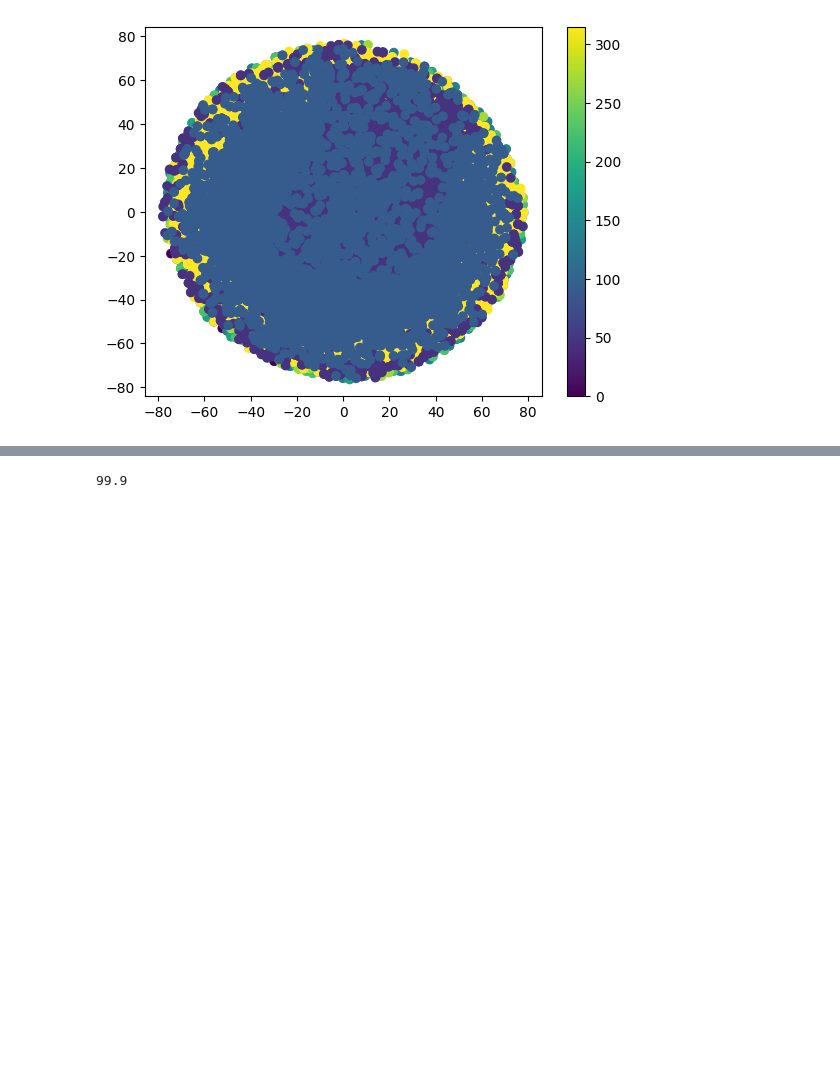
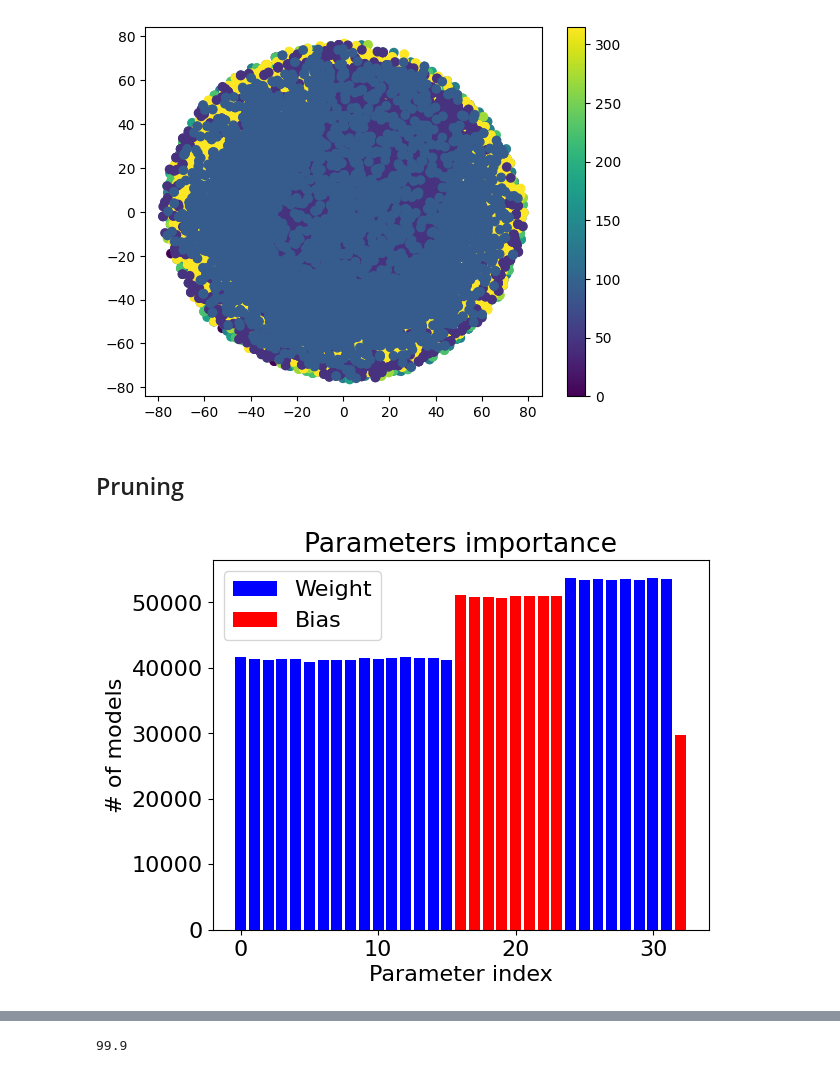
Before and after one commit to IDavron/exploring-neural-networks-weight-space, a Jupyter notebook: notebooks/weight_space.ipynb, the cells around one changed output, grey strips where cells are left out. Cells and saved outputs as stored; diff of their text form; code cells hidden in the pictures; blank space fills up the shorter version.

```diff
--- a/notebooks/weight_space.ipynb
+++ b/notebooks/weight_space.ipynb
@@ -17,6 +17,0 @@ import matplotlib.pyplot as plt
-# %%
-def get_accuracy(model, X, y):
-    y_pred = model(torch.tensor(X).float()).squeeze().round().detach().numpy()
-    correct = (y_pred == y).sum()
-    accuracy = correct / len(y) * 100
-    return accuracy
@@ -200,6 +167,8 @@ plt.colorbar()
 plt.show()
 # %% [output]
 [figure]
+# %% [markdown]
+## Pruning
 # %%
 def get_discard_map(data, angles, X, y):
     model = MLP(2, [8], 1)
@@ -242,0 +219,18 @@ X, y = get_moons_dataset(n_samples=1000, noise=0.1)
+# %%
+
+handles = [
+        Patch(facecolor="blue", label="Weight"),
+        Patch(facecolor="red", label="Bias")
+    ]
+
+preserve_rate = 80000 - discard_rate
+color = ["blue"]*16 + ["red"]*8 + ["blue"]*8 + ["red"]*1
+plt.bar(range(33), preserve_rate, color=color)
+plt.title("Parameters importance")
+plt.xlabel("Parameter index")
+plt.ylabel("# of models")
+
+plt.legend(handles=handles)
+plt.show()
+# %% [output]
+[figure, added]
```
Also changed, not shown: parts of 36 cells of this notebook, 24 other files.
